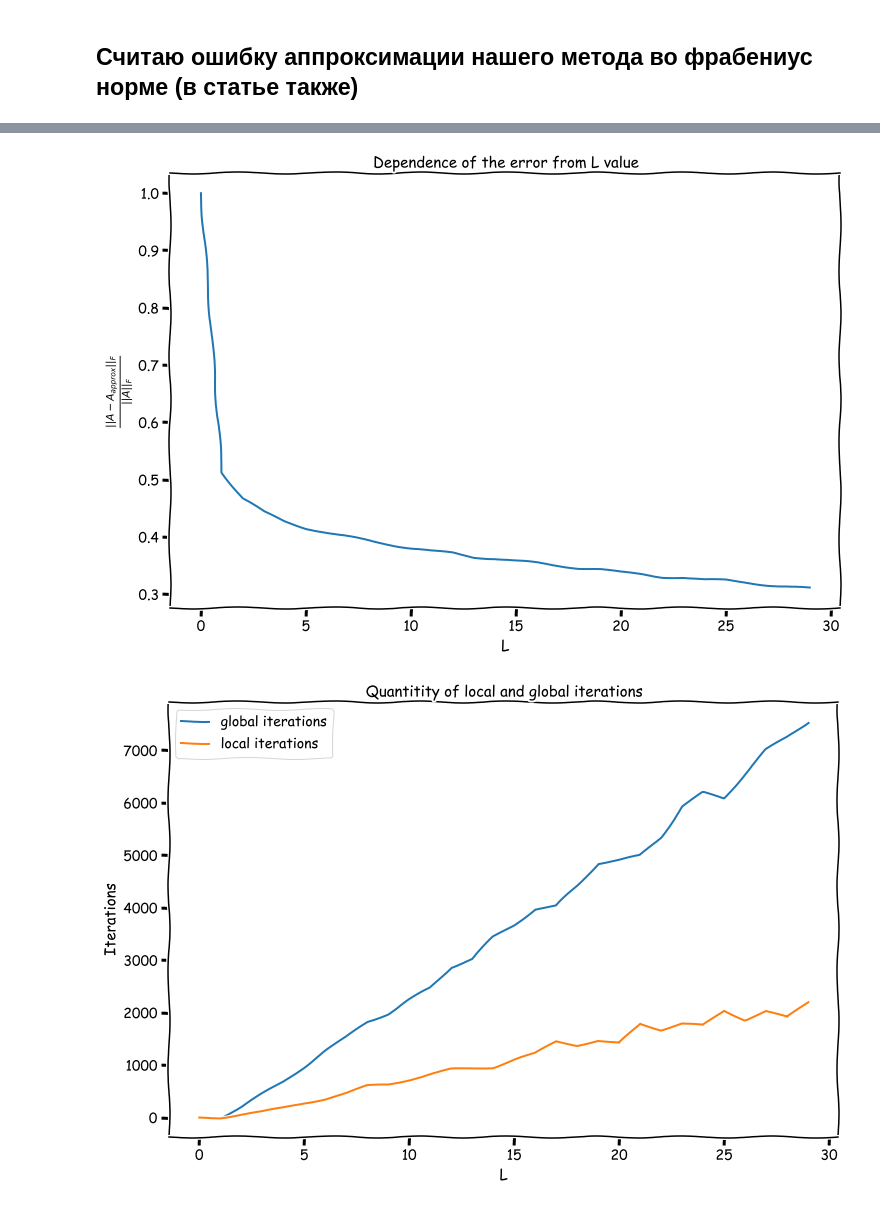
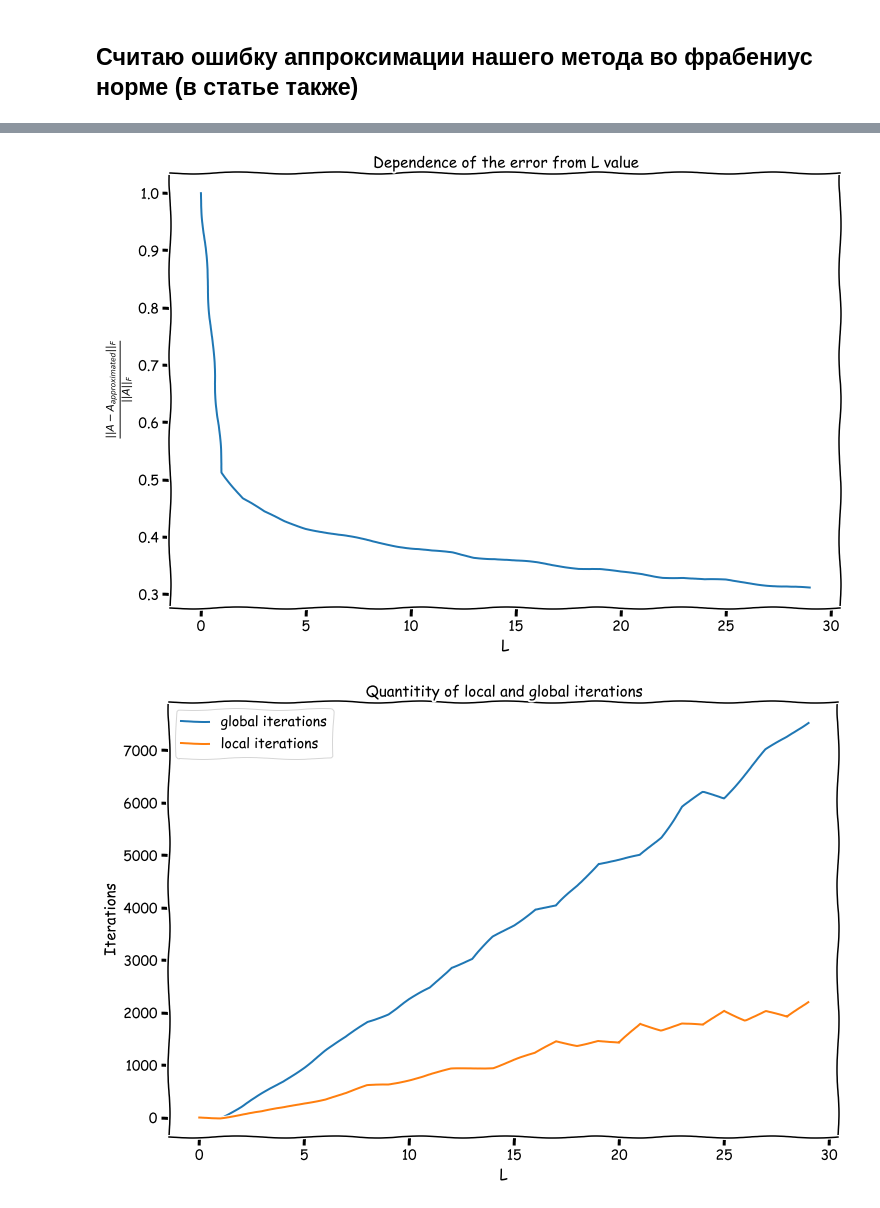
Before and after one commit to Vitaly-Protasov/NLA-project, a Jupyter notebook: Project_nla.ipynb, the cells around one changed output, grey strips where cells are left out. Cells and saved outputs as stored; diff of their text form; code cells hidden in the pictures.

```diff
--- a/Project_nla.ipynb
+++ b/Project_nla.ipynb
@@ -171,13 +171,13 @@ for L in tqdm_notebook(range(30)):
 # %%
 plt.figure(figsize=(12, 8))
 plt.xkcd()
 plt.grid()
 plt.plot([i for i in range(30)], errors)
 plt.title("Dependence of the error from L value", fontsize = 15)
 plt.xlabel("L", fontsize = 15)
-_ = plt.ylabel("$\\frac{||A-A_{approx}||_F}{||A||_F}$", fontsize = 15)
+_ = plt.ylabel(" $\\frac{||A-A_{approximated}||_F}{||A||_F}$", fontsize = 15)
 # %% [output]
-[figure, old version]
+[figure, new version]
 # %%
 plt.figure(figsize=(12, 8))
 plt.plot([i for i in range(30)], global_i, label = 'global iterations')
```
Also changed, not shown: parts of 9 cells of this notebook, 2 other files.
